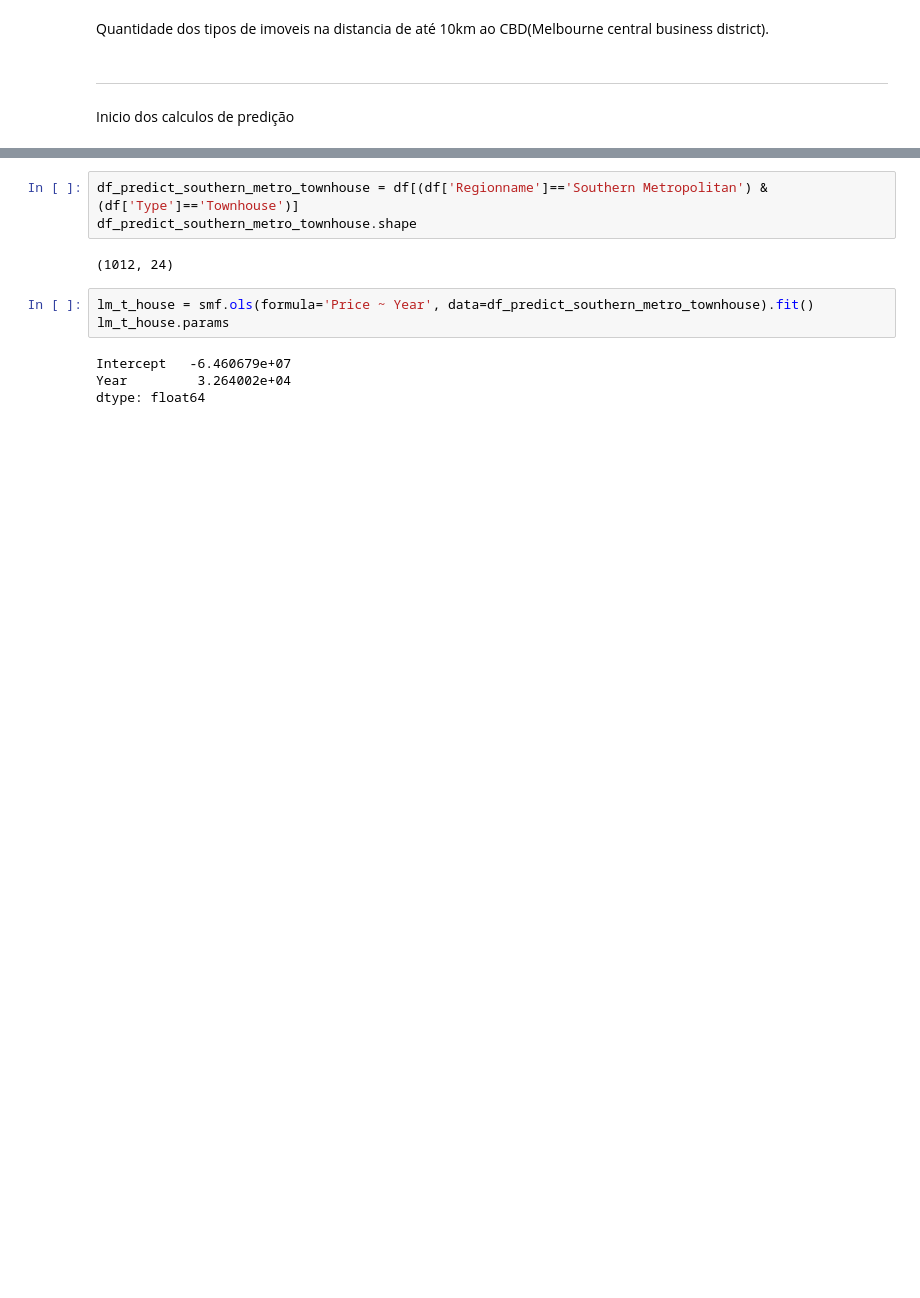
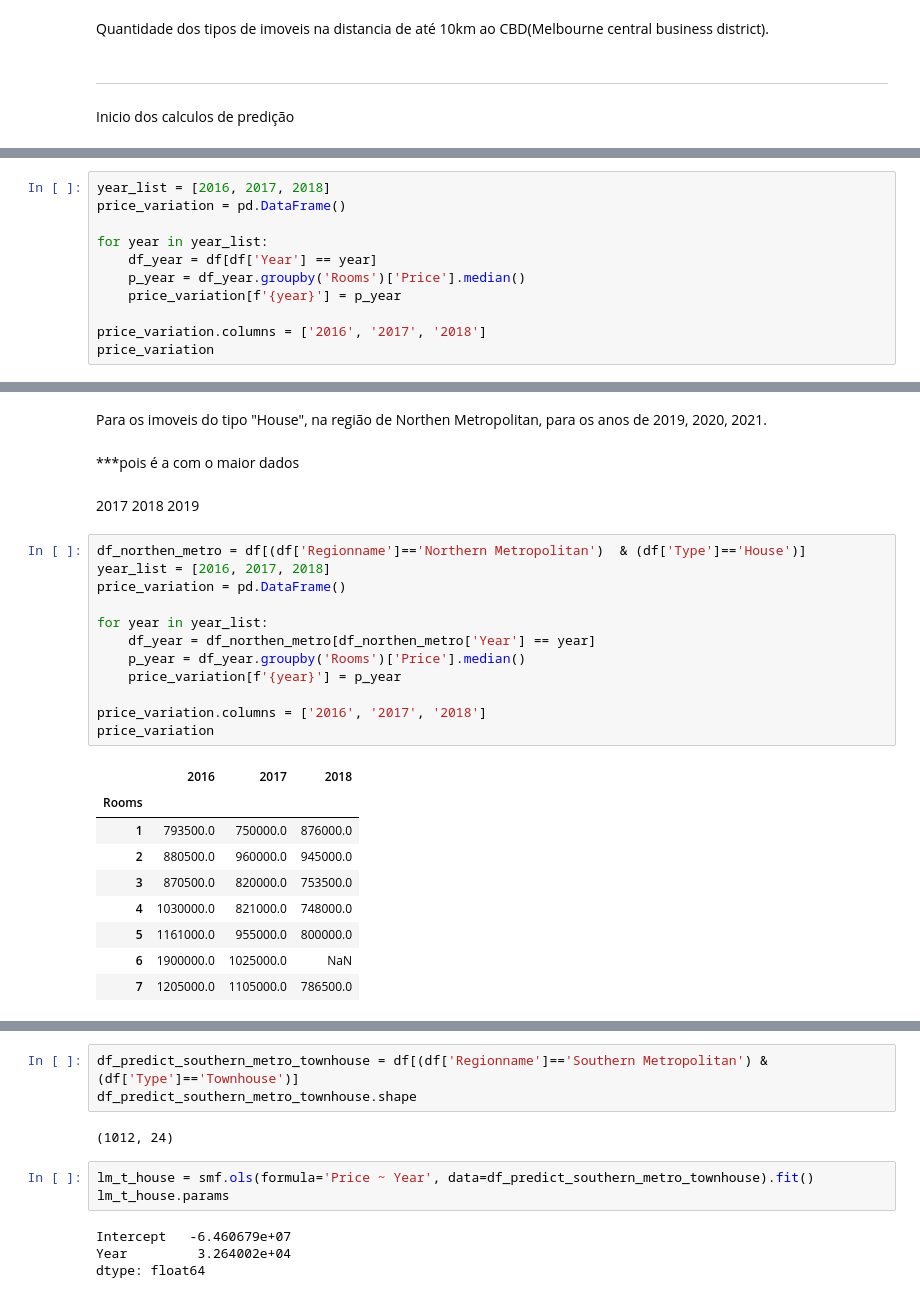
Before and after one commit to Riguini/Melbourne-Housing-Snapshot, a Jupyter notebook: Notebooks/Melbourne_Housing_Dataset.ipynb, the cells around one changed output, grey strips where cells are left out. Cells and saved outputs as stored; diff of their text form; blank space fills up the shorter version.

```diff
--- a/Notebooks/Melbourne_Housing_Dataset.ipynb
+++ b/Notebooks/Melbourne_Housing_Dataset.ipynb
@@ -658,0 +687,11 @@ House - Northen metropolitan 2017 2018 2019
+# %%
+year_list = [2016, 2017, 2018]
+price_variation = pd.DataFrame()
+
+for year in year_list:
+    df_year = df[df['Year'] == year]
+    p_year = df_year.groupby('Rooms')['Price'].median()
+    price_variation[f'{year}'] = p_year
+
+price_variation.columns = ['2016', '2017', '2018']
+price_variation
@@ -658,0 +708,28 @@ House - Northen metropolitan 2017 2018 2019
+# %% [markdown]
+Para os imoveis do tipo "House", na região de Northen Metropolitan, para os anos de 2019, 2020, 2021.
+# %% [markdown]
+***pois é a com o maior dados
+# %% [markdown]
+2017 2018 2019
+# %%
+df_northen_metro = df[(df['Regionname']=='Northern Metropolitan')  & (df['Type']=='House')]
+year_list = [2016, 2017, 2018]
+price_variation = pd.DataFrame()
+
+for year in year_list:
+    df_year = df_northen_metro[df_northen_metro['Year'] == year]
+    p_year = df_year.groupby('Rooms')['Price'].median()
+    price_variation[f'{year}'] = p_year
+
+price_variation.columns = ['2016', '2017', '2018']
+price_variation
+# %% [output]
+|  | 2016 | 2017 | 2018 |
+| Rooms |  |  |  |
+| 1 | 793500.0 | 750000.0 | 876000.0 |
+| 2 | 880500.0 | 960000.0 | 945000.0 |
+| 3 | 870500.0 | 820000.0 | 753500.0 |
+| 4 | 1030000.0 | 821000.0 | 748000.0 |
+| 5 | 1161000.0 | 955000.0 | 800000.0 |
+| 6 | 1900000.0 | 1025000.0 | NaN |
+| 7 | 1205000.0 | 1105000.0 | 786500.0 |
```
Also changed, not shown: parts of 38 cells of this notebook.
